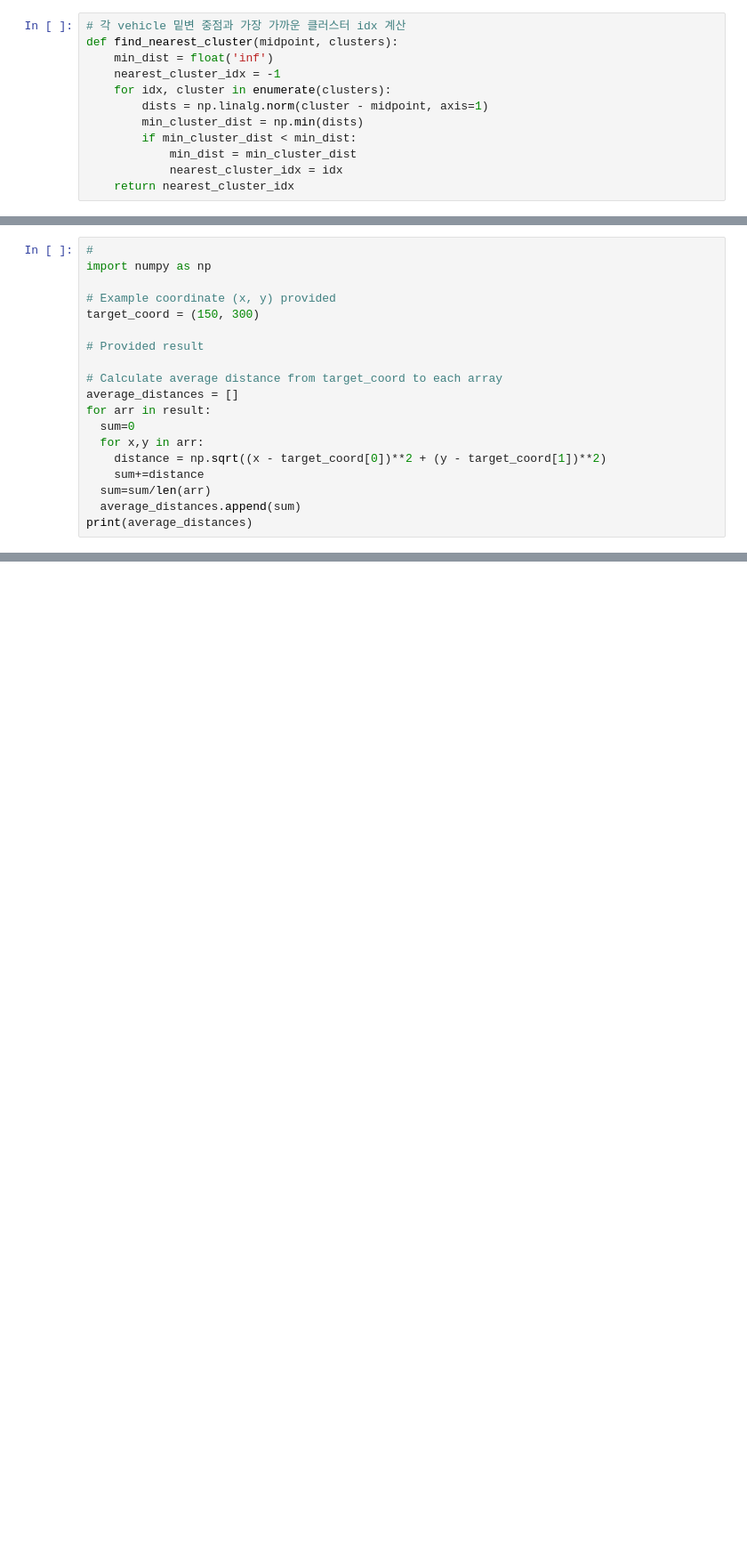
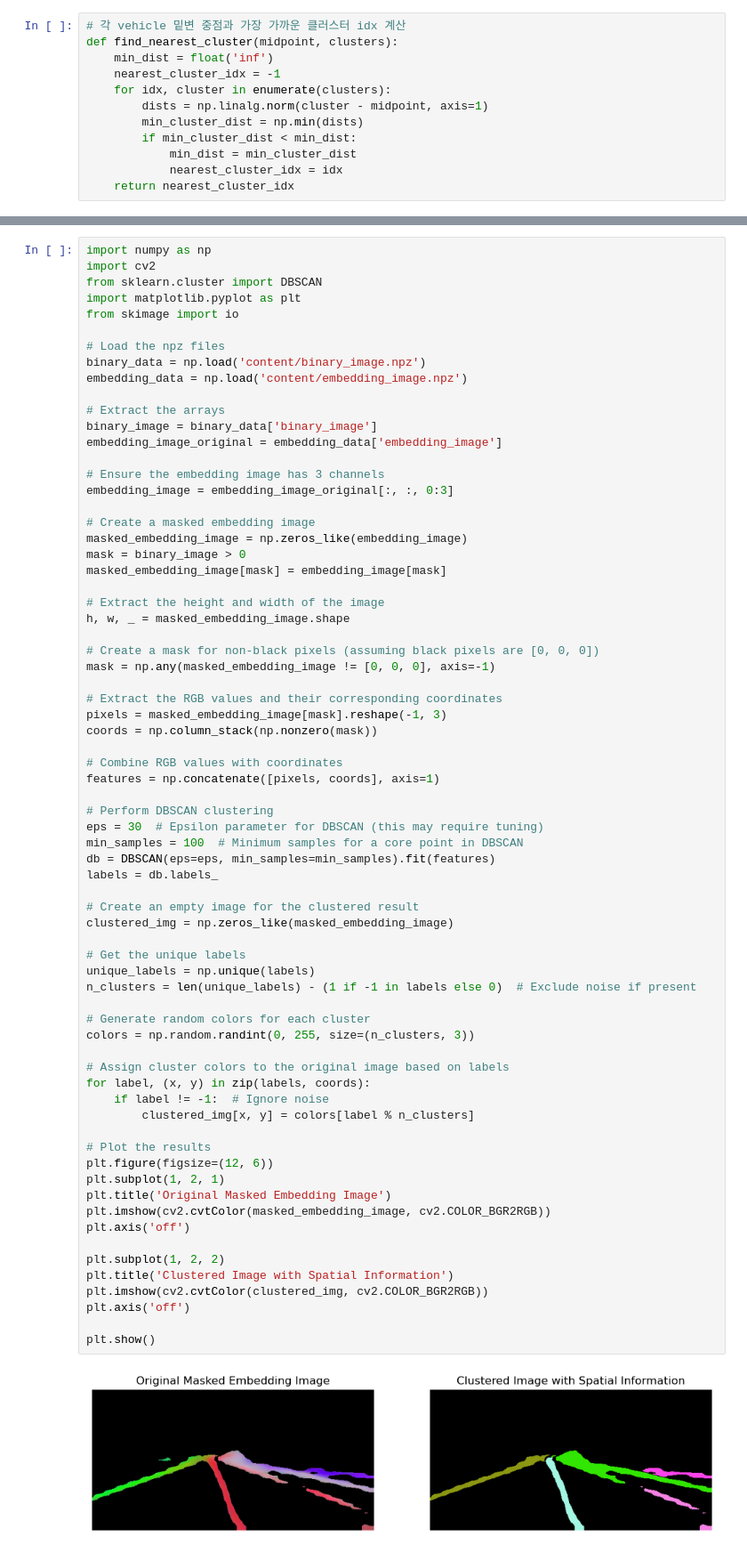
Before and after one commit to franktome/2024_UGRP, a Jupyter notebook: Untitled4 (5).ipynb, the cells around one changed output, grey strips where cells are left out. Shown at 89% size. Drawn from its saved outputs; the diff is of its cells as text; blank space fills up the shorter version.

```diff
--- a/Untitled4 (5).ipynb
+++ b/Untitled4 (5).ipynb
@@ -186,19 +185,0 @@ vehicle22(245.3649444580078, 143.52801513671875): nearest cluster is 0, right si
-# %%
-#
-import numpy as np
-
-# Example coordinate (x, y) provided
-target_coord = (150, 300)
-
-# Provided result
-
-# Calculate average distance from target_coord to each array
-average_distances = []
-for arr in result:
-  sum=0
-  for x,y in arr:
-    distance = np.sqrt((x - target_coord[0])**2 + (y - target_coord[1])**2)
-    sum+=distance
-  sum=sum/len(arr)
-  average_distances.append(sum)
-print(average_distances)
@@ -204,0 +232,72 @@ print(average_distances)
+# %%
+import numpy as np
+import cv2
+from sklearn.cluster import DBSCAN
+import matplotlib.pyplot as plt
+from skimage import io
+
+# Load the npz files
+binary_data = np.load('content/binary_image.npz')
+embedding_data = np.load('content/embedding_image.npz')
+
+# Extract the arrays
+binary_image = binary_data['binary_image']
+embedding_image_original = embedding_data['embedding_image']
+
+# Ensure the embedding image has 3 channels
+embedding_image = embedding_image_original[:, :, 0:3]
+
+# Create a masked embedding image
+masked_embedding_image = np.zeros_like(embedding_image)
+mask = binary_image > 0
+masked_embedding_image[mask] = embedding_image[mask]
+
+# Extract the height and width of the image
+h, w, _ = masked_embedding_image.shape
+
+# Create a mask for non-black pixels (assuming black pixels are [0, 0, 0])
+mask = np.any(masked_embedding_image != [0, 0, 0], axis=-1)
+
+# Extract the RGB values and their corresponding coordinates
+pixels = masked_embedding_image[mask].reshape(-1, 3)
+coords = np.column_stack(np.nonzero(mask))
+
+# Combine RGB values with coordinates
+features = np.concatenate([pixels, coords], axis=1)
+
+# Perform DBSCAN clustering
+eps = 30  # Epsilon parameter for DBSCAN (this may require tuning)
+min_samples = 100  # Minimum samples for a core point in DBSCAN
+db = DBSCAN(eps=eps, min_samples=min_samples).fit(features)
+labels = db.labels_
+
+# Create an empty image for the clustered result
+clustered_img = np.zeros_like(masked_embedding_image)
+
+# Get the unique labels
+unique_labels = np.unique(labels)
+n_clusters = len(unique_labels) - (1 if -1 in labels else 0)  # Exclude noise if present
+
+# Generate random colors for each cluster
+colors = np.random.randint(0, 255, size=(n_clusters, 3))
+
+# Assign cluster colors to the original image based on labels
+for label, (x, y) in zip(labels, coords):
+    if label != -1:  # Ignore noise
+        clustered_img[x, y] = colors[label % n_clusters]
+
+# Plot the results
+plt.figure(figsize=(12, 6))
+plt.subplot(1, 2, 1)
+plt.title('Original Masked Embedding Image')
+plt.imshow(cv2.cvtColor(masked_embedding_image, cv2.COLOR_BGR2RGB))
+plt.axis('off')
+
+plt.subplot(1, 2, 2)
+plt.title('Clustered Image with Spatial Information')
+plt.imshow(cv2.cvtColor(clustered_img, cv2.COLOR_BGR2RGB))
+plt.axis('off')
+
+plt.show()
+# %% [output]
+[figure, added]
```
Also changed, not shown: parts of 8 cells of this notebook, 2 other files.
